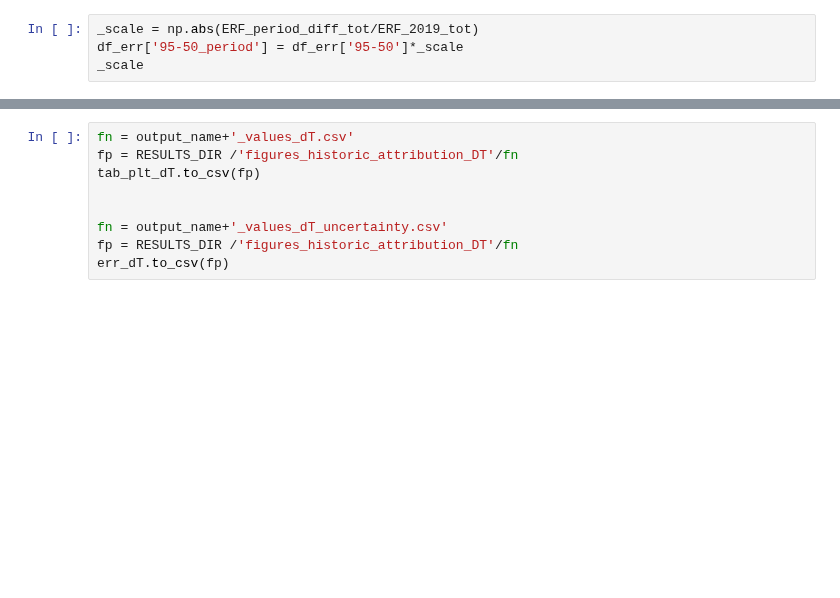
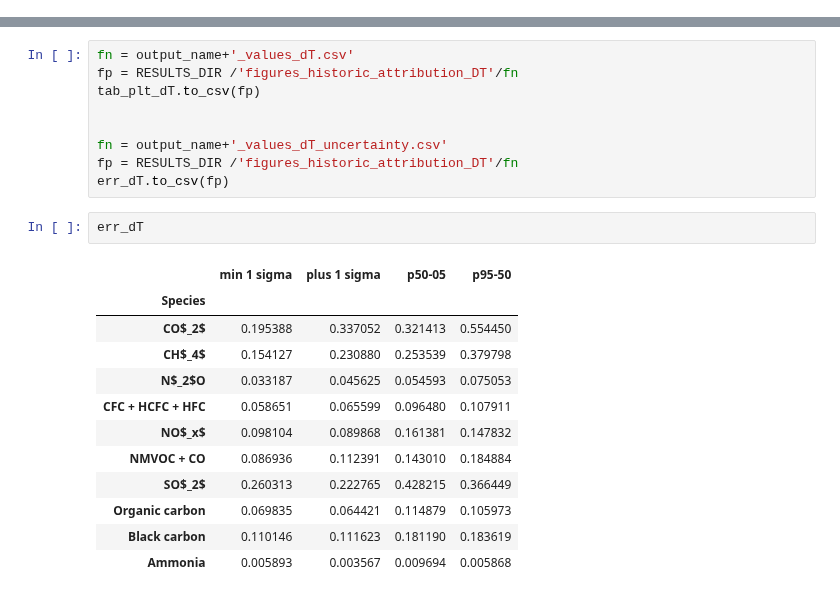
Before and after one commit to sarambl/AR6_CH6_RCMIPFIGS, a Jupyter notebook: ar6_ch6_rcmipfigs/notebooks/GSAT_change_hist_attribution/04_02_plot.ipynb, the cells around one changed output, grey strips where cells are left out. Drawn from its saved outputs; the diff is of its cells as text; blank space fills up the shorter version.

```diff
--- a/ar6_ch6_rcmipfigs/notebooks/GSAT_change_hist_attribution/04_02_plot.ipynb
+++ b/ar6_ch6_rcmipfigs/notebooks/GSAT_change_hist_attribution/04_02_plot.ipynb
@@ -402,6 +402,2 @@ ERF_period_diff_tot = df_erf_sep.sum(axis=1).reindex(df_err.index)
 # %% [markdown]
 Scale by the period mean to the original 1750-2019 difference.
-# %%
-_scale = np.abs(ERF_period_diff_tot/ERF_2019_tot)
-df_err['95-50_period'] = df_err['95-50']*_scale
-_scale
@@ -721,3 +708,18 @@ tab_plt_dT.to_csv(fp)
 fn = output_name+'_values_dT_uncertainty.csv'
 fp = RESULTS_DIR /'figures_historic_attribution_DT'/fn
 err_dT.to_csv(fp)
+# %%
+err_dT
+# %% [output]
+|  | min 1 sigma | plus 1 sigma | p50-05 | p95-50 |
+| Species |  |  |  |  |
+| CO$_2$ | 0.195388 | 0.337052 | 0.321413 | 0.554450 |
+| CH$_4$ | 0.154127 | 0.230880 | 0.253539 | 0.379798 |
+| N$_2$O | 0.033187 | 0.045625 | 0.054593 | 0.075053 |
+| CFC + HCFC + HFC | 0.058651 | 0.065599 | 0.096480 | 0.107911 |
+| NO$_x$ | 0.098104 | 0.089868 | 0.161381 | 0.147832 |
+| NMVOC + CO | 0.086936 | 0.112391 | 0.143010 | 0.184884 |
+| SO$_2$ | 0.260313 | 0.222765 | 0.428215 | 0.366449 |
+| Organic carbon | 0.069835 | 0.064421 | 0.114879 | 0.105973 |
+| Black carbon | 0.110146 | 0.111623 | 0.181190 | 0.183619 |
+| Ammonia | 0.005893 | 0.003567 | 0.009694 | 0.005868 |
```
Also changed, not shown: parts of 6 cells of this notebook, 3 other files.
